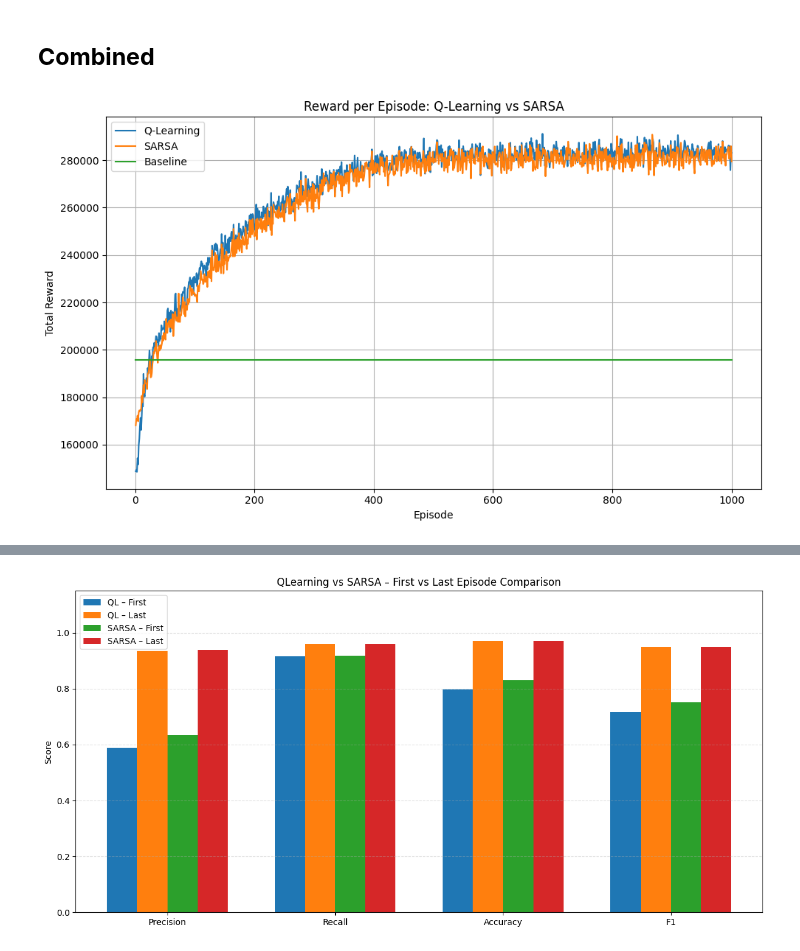
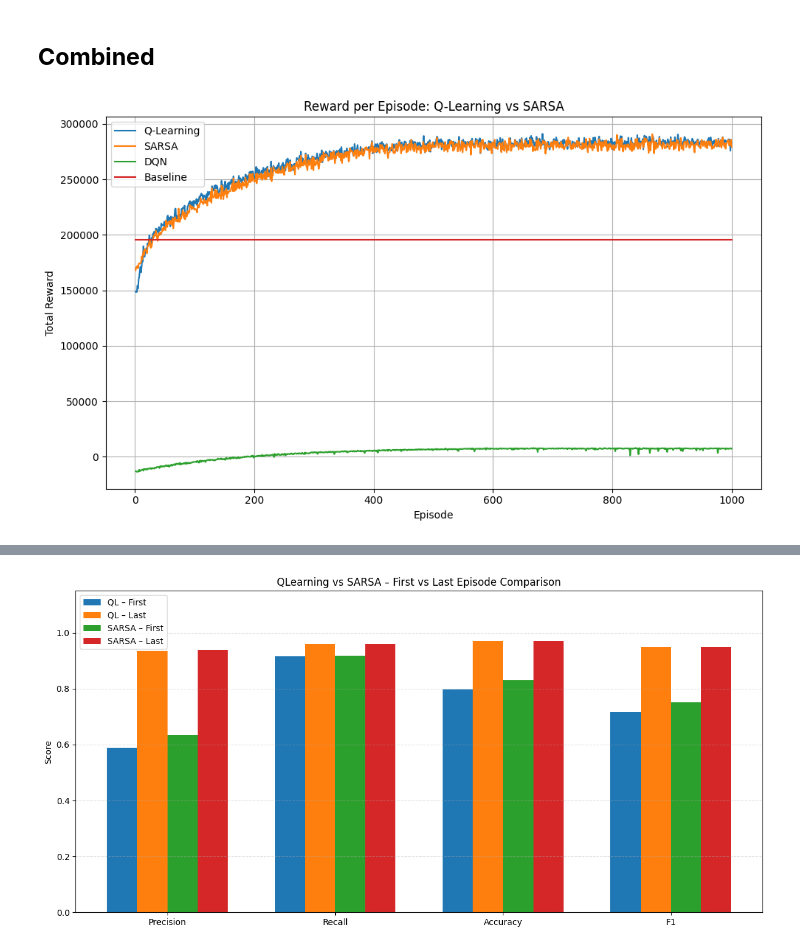
Before and after one commit to vmbobato/RL-Firewall, a Jupyter notebook: notebooks/visualization.ipynb, the cells around one changed output, grey strips where cells are left out. Saved outputs shown, nothing was run; the diff lists cells and outputs as text; code cells hidden in the pictures.

Commit message:
updated results

```diff
--- a/notebooks/visualization.ipynb
+++ b/notebooks/visualization.ipynb
@@ -328,27 +329,30 @@ plt.show()
 # %%
 ql_rewards = results["QLearning"]["reward_curve"]
 sarsa_rewards = results["SARSA"]["reward_curve"]
+dqn_rewards = results["DQN"]["reward_curve"]
 baseline = results["RuleBased"]["reward_curve"] * 100
 
 
 ql_episodes = range(1, len(ql_rewards) + 1)
 sarsa_episodes = range(1, len(sarsa_rewards) + 1)
+dqn_episodes = range(1, len(dqn_rewards) + 1)
 
 
 plt.figure(figsize=(10, 6))
 
 # 3. Plot both curves
 plt.plot(ql_episodes, ql_rewards, label="Q-Learning")
 plt.plot(sarsa_episodes, sarsa_rewards, label="SARSA")
+plt.plot(dqn_episodes, dqn_rewards, label="DQN")
 plt.plot(ql_episodes, baseline, label="Baseline")
 
 plt.xlabel("Episode")
 plt.ylabel("Total Reward")
 plt.title("Reward per Episode: Q-Learning vs SARSA")
 plt.legend()
 plt.grid(True)
 plt.tight_layout()
 plt.savefig('../results/combined/agent_rewards_plot.png')
 plt.show()
 # %% [output]
-[figure, old version]
+[figure, new version]
```
Also changed, not shown: parts of 7 cells of this notebook, 7 other files.
